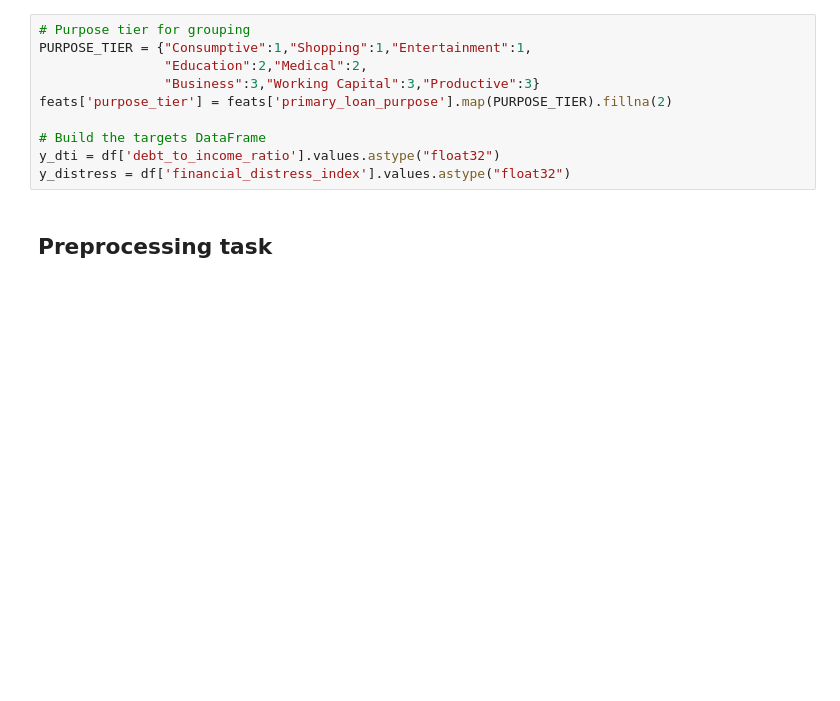
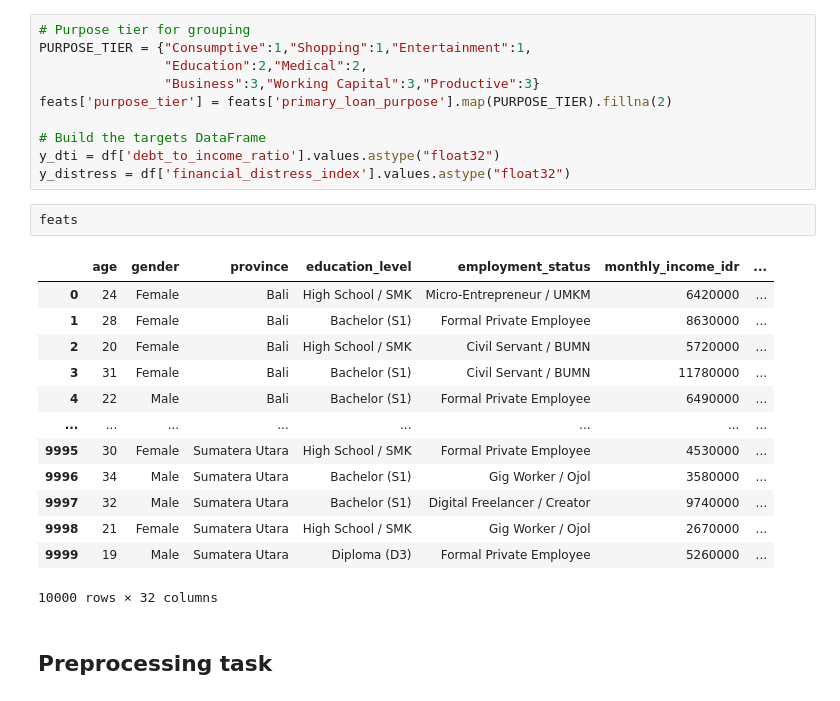
Before and after one commit to Mipjeiger/Indo-Paylater-analytics, a Jupyter notebook: researchment/03_ML_Scientist_task_2_GenZ_Forecasting.ipynb, the cells around one changed output. Drawn from its saved outputs; the diff is of its cells as text; blank space fills up the shorter version.

```diff
--- a/researchment/03_ML_Scientist_task_2_GenZ_Forecasting.ipynb
+++ b/researchment/03_ML_Scientist_task_2_GenZ_Forecasting.ipynb
@@ -86,6 +86,22 @@ feats['purpose_tier'] = feats['primary_loan_purpose'].map(PURPOSE_TIER).fillna(2
 # Build the targets DataFrame
 y_dti = df['debt_to_income_ratio'].values.astype("float32")
 y_distress = df['financial_distress_index'].values.astype("float32")
+# %%
+feats
+# %% [output]
+|  | age | gender | province | education_level | employment_status | monthly_income_idr | ... |
+| 0 | 24 | Female | Bali | High School / SMK | Micro-Entrepreneur / UMKM | 6420000 | ... |
+| 1 | 28 | Female | Bali | Bachelor (S1) | Formal Private Employee | 8630000 | ... |
+| 2 | 20 | Female | Bali | High School / SMK | Civil Servant / BUMN | 5720000 | ... |
+| 3 | 31 | Female | Bali | Bachelor (S1) | Civil Servant / BUMN | 11780000 | ... |
+| 4 | 22 | Male | Bali | Bachelor (S1) | Formal Private Employee | 6490000 | ... |
+| ... | ... | ... | ... | ... | ... | ... | ... |
+| 9995 | 30 | Female | Sumatera Utara | High School / SMK | Formal Private Employee | 4530000 | ... |
+| 9996 | 34 | Male | Sumatera Utara | Bachelor (S1) | Gig Worker / Ojol | 3580000 | ... |
+| 9997 | 32 | Male | Sumatera Utara | Bachelor (S1) | Digital Freelancer / Creator | 9740000 | ... |
+| 9998 | 21 | Female | Sumatera Utara | High School / SMK | Gig Worker / Ojol | 2670000 | ... |
+| 9999 | 19 | Male | Sumatera Utara | Diploma (D3) | Formal Private Employee | 5260000 | ... |
+10000 rows × 32 columns
 # %% [markdown]
 ## Preprocessing task
 # %%
```
Also changed, not shown: parts of 8 cells of this notebook, 1 other file.
